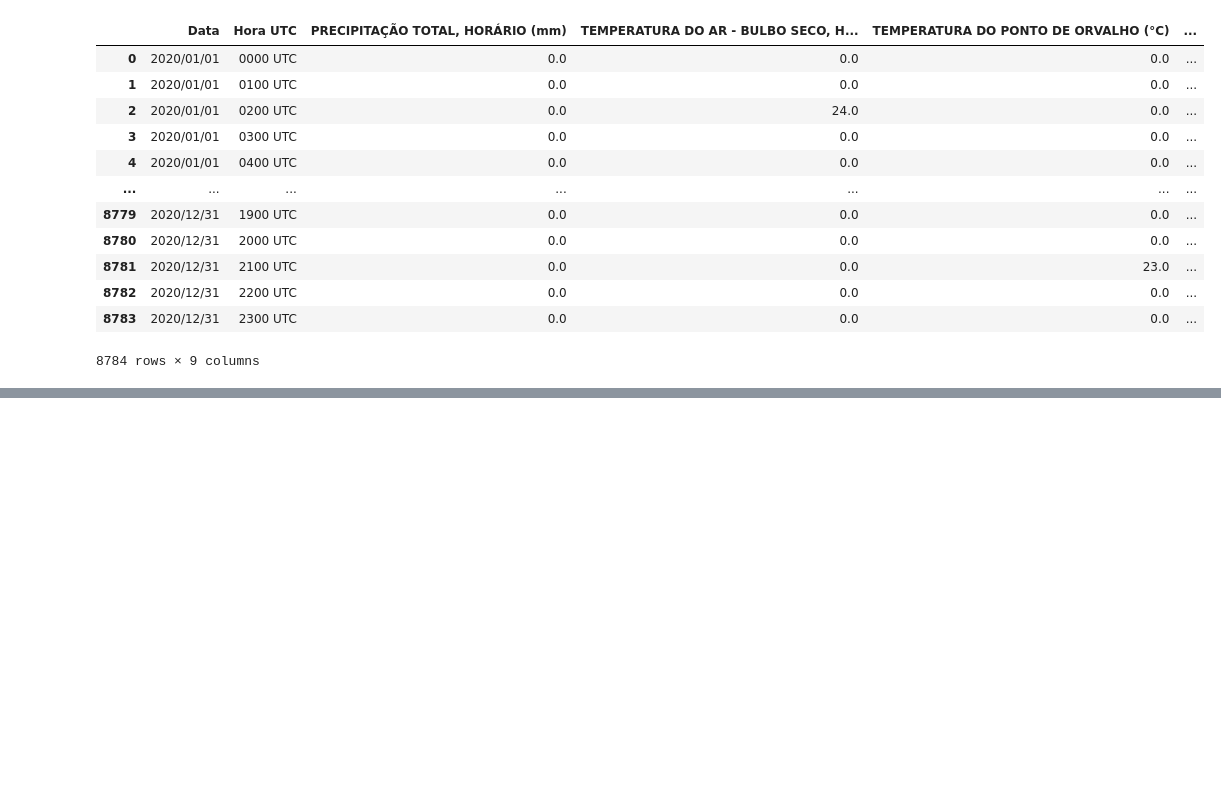
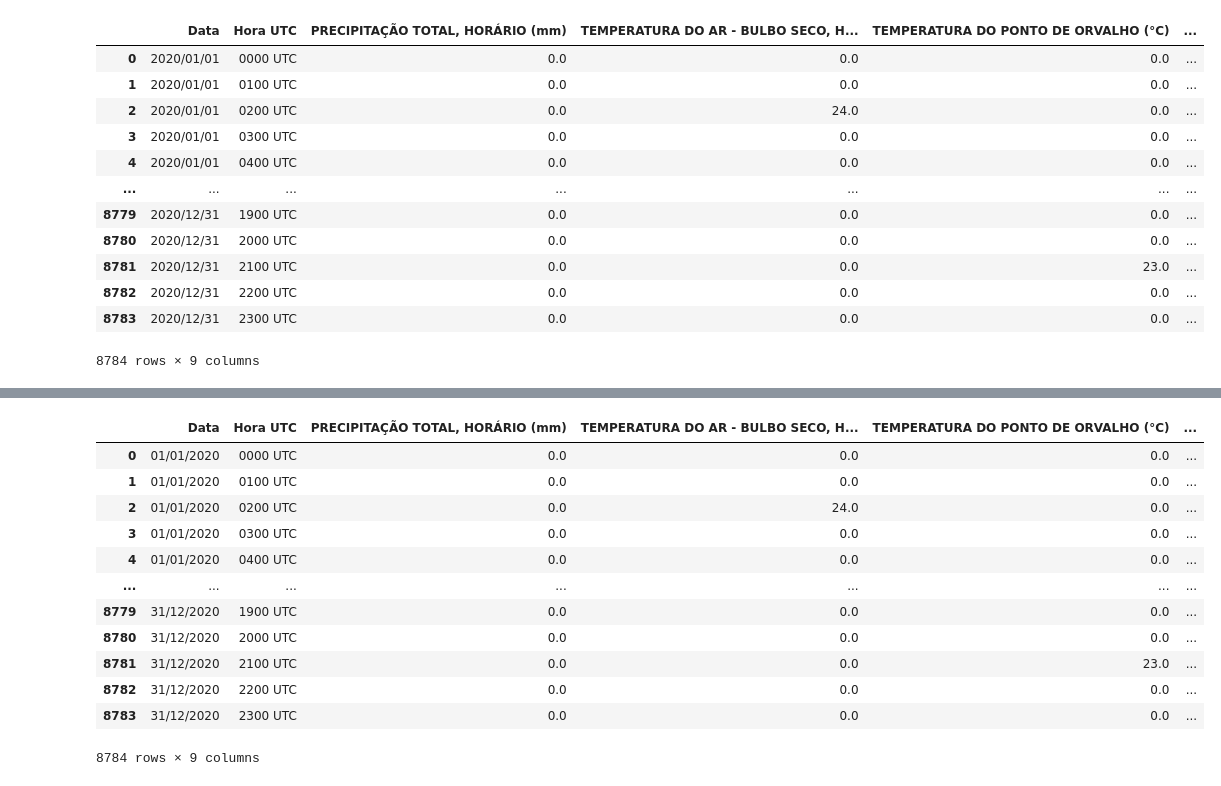
Before and after one commit to reprograma/on35-python-s13-projeto-guiado-II, a Jupyter notebook: exercicios/projeto-guiado/projeto_leticia_vidal.ipynb, the cells around one changed output, grey strips where cells are left out. Saved outputs shown, nothing was run; the diff lists cells and outputs as text; code cells hidden in the pictures; blank space fills up the shorter version.

```diff
--- a/exercicios/projeto-guiado/projeto_leticia_vidal.ipynb
+++ b/exercicios/projeto-guiado/projeto_leticia_vidal.ipynb
@@ -148,3 +148,5 @@ df
 8784 rows × 9 columns
 # %%
 # .fillna(df['PRECIPITAÇÃO TOTAL, HORÁRIO (mm)'].mean())
+# %%
+df['UMIDADE RELATIVA DO AR, HORARIA (%)'] = (df['UMIDADE RELATIVA DO AR, HORARIA (%)'] - df['UMIDADE RELATIVA DO AR, HORARIA (%)'].min()) / (df['UMIDADE RELATIVA DO AR, HORARIA (%)'].max() - df['UMIDADE RELATIVA DO AR, HORARIA (%)'].min())
@@ -150,0 +169,20 @@ df
+# %%
+df['Data'] = pd.to_datetime(df['Data'], format='%Y/%m/%d')
+# %%
+df['Data'] = df['Data'].dt.strftime('%d/%m/%Y')
+# %%
+df
+# %% [output]
+|  | Data | Hora UTC | PRECIPITAÇÃO TOTAL, HORÁRIO (mm) | TEMPERATURA DO AR - BULBO SECO, H... | TEMPERATURA DO PONTO DE ORVALHO (°C) | ... |
+| 0 | 01/01/2020 | 0000 UTC | 0.0 | 0.0 | 0.0 | ... |
+| 1 | 01/01/2020 | 0100 UTC | 0.0 | 0.0 | 0.0 | ... |
+| 2 | 01/01/2020 | 0200 UTC | 0.0 | 24.0 | 0.0 | ... |
+| 3 | 01/01/2020 | 0300 UTC | 0.0 | 0.0 | 0.0 | ... |
+| 4 | 01/01/2020 | 0400 UTC | 0.0 | 0.0 | 0.0 | ... |
+| ... | ... | ... | ... | ... | ... | ... |
+| 8779 | 31/12/2020 | 1900 UTC | 0.0 | 0.0 | 0.0 | ... |
+| 8780 | 31/12/2020 | 2000 UTC | 0.0 | 0.0 | 0.0 | ... |
+| 8781 | 31/12/2020 | 2100 UTC | 0.0 | 0.0 | 23.0 | ... |
+| 8782 | 31/12/2020 | 2200 UTC | 0.0 | 0.0 | 0.0 | ... |
+| 8783 | 31/12/2020 | 2300 UTC | 0.0 | 0.0 | 0.0 | ... |
+8784 rows × 9 columns
```
Also changed, not shown: parts of 14 cells of this notebook.
